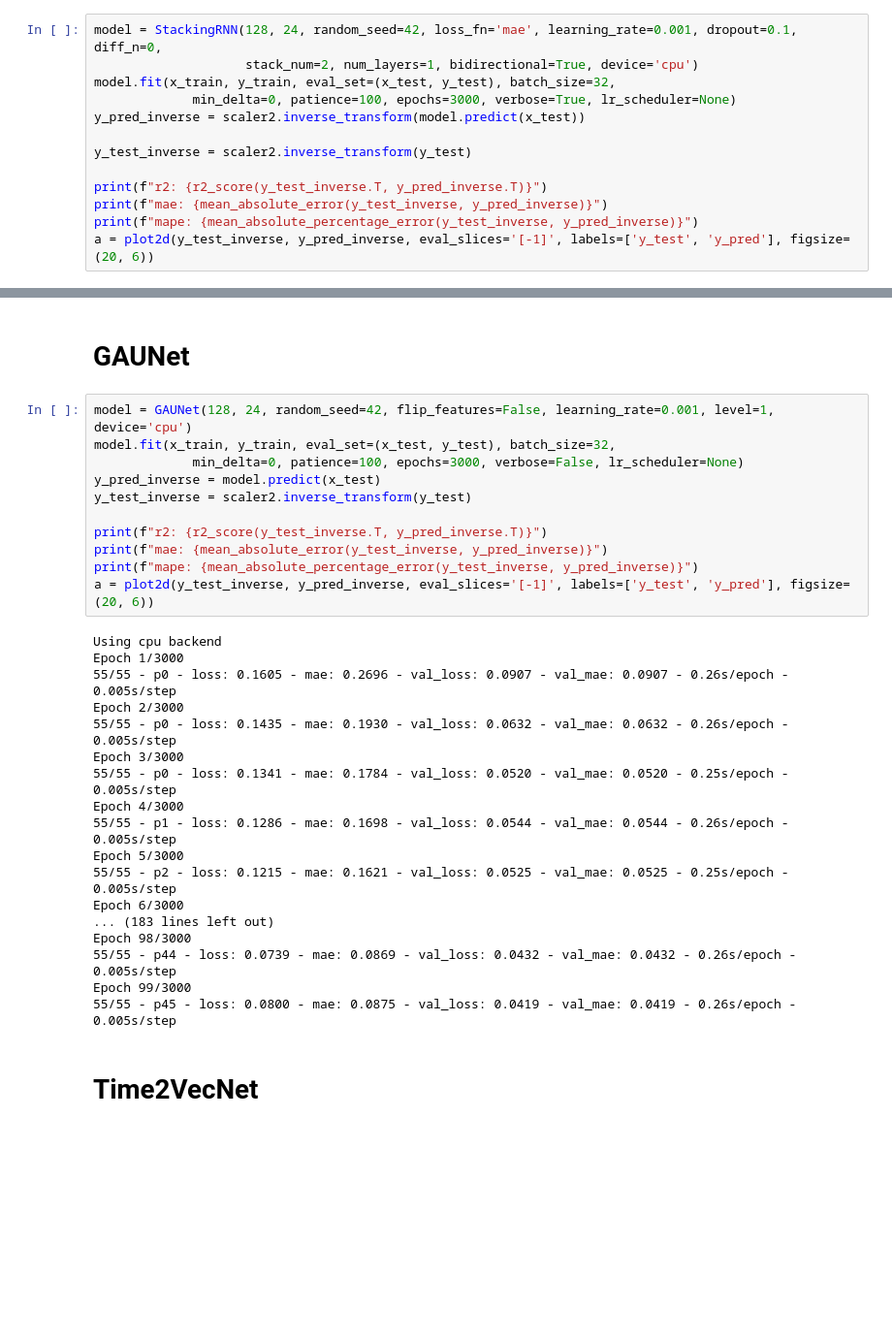
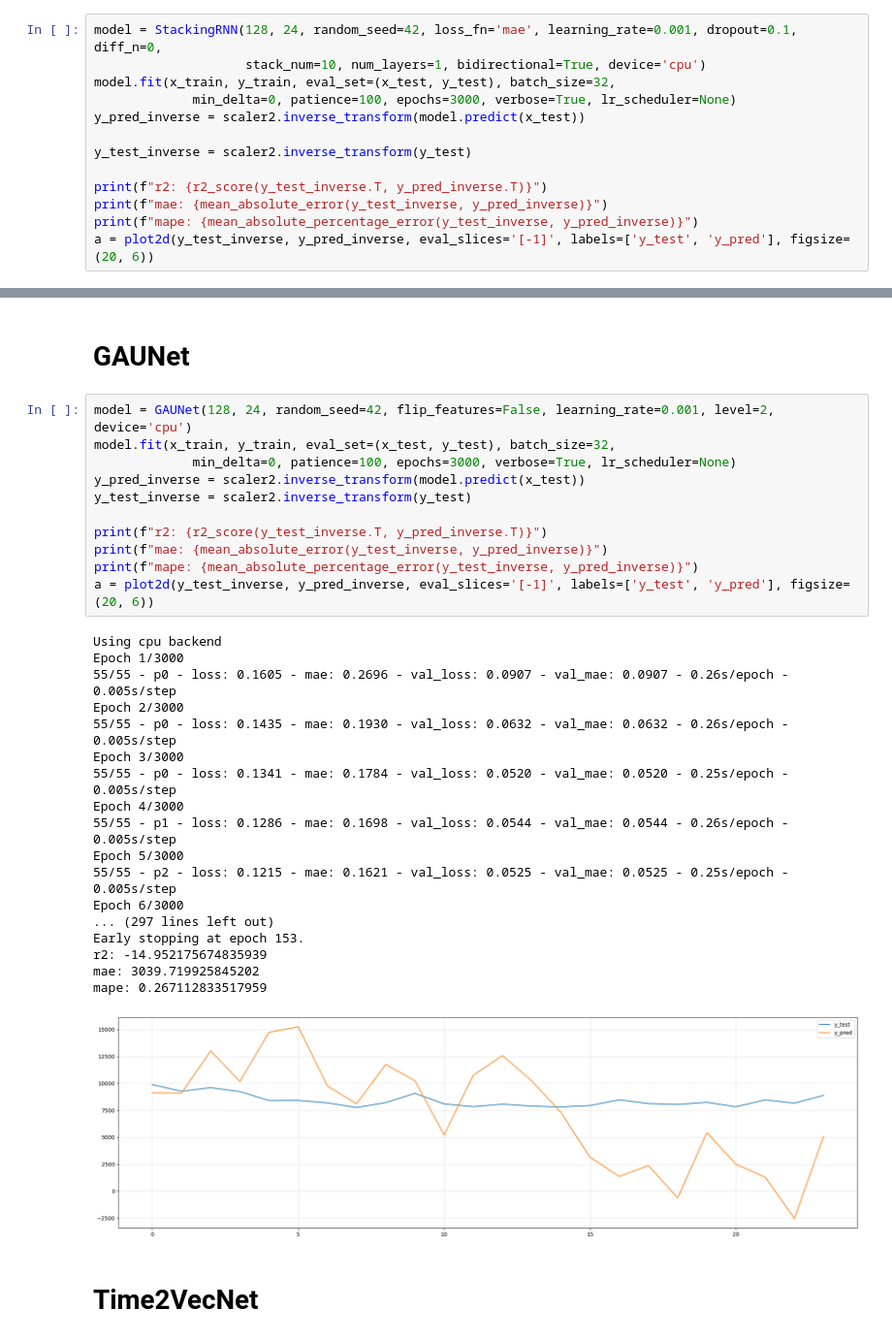
Before and after one commit to BirchKwok/spinesTS, a Jupyter notebook: examples/nn.ipynb, the cells around one changed output, grey strips where cells are left out. Shown at 97% size. Saved outputs shown, nothing was run; the diff lists cells and outputs as text; blank space fills up the shorter version.

```diff
--- a/examples/nn.ipynb
+++ b/examples/nn.ipynb
@@ -52,7 +52,7 @@ y_test = scaler2.transform(y_test)
 # StackingRNN
 # %%
 model = StackingRNN(128, 24, random_seed=42, loss_fn='mae', learning_rate=0.001, dropout=0.1, diff_n=0,
-                    stack_num=2, num_layers=1, bidirectional=True, device='cpu')
+                    stack_num=10, num_layers=1, bidirectional=True, device='cpu')
 model.fit(x_train, y_train, eval_set=(x_test, y_test), batch_size=32,
              min_delta=0, patience=100, epochs=3000, verbose=True, lr_scheduler=None)
 y_pred_inverse = scaler2.inverse_transform(model.predict(x_test))
@@ -149,34 +148,35 @@ mape: 0.1822497095166956
 # %% [markdown]
 # GAUNet
 # %%
-model = GAUNet(128, 24, random_seed=42, flip_features=False, learning_rate=0.001, level=1, device='cpu')
+model = GAUNet(128, 24, random_seed=42, flip_features=False, learning_rate=0.001, level=2, device='cpu')
 model.fit(x_train, y_train, eval_set=(x_test, y_test), batch_size=32,
-             min_delta=0, patience=100, epochs=3000, verbose=False, lr_scheduler=None)
-y_pred_inverse = model.predict(x_test)
+             min_delta=0, patience=100, epochs=3000, verbose=True, lr_scheduler=None)
+y_pred_inverse = scaler2.inverse_transform(model.predict(x_test))
 y_test_inverse = scaler2.inverse_transform(y_test)
 
 print(f"r2: {r2_score(y_test_inverse.T, y_pred_inverse.T)}")
 print(f"mae: {mean_absolute_error(y_test_inverse, y_pred_inverse)}")
 print(f"mape: {mean_absolute_percentage_error(y_test_inverse, y_pred_inverse)}")
 a = plot2d(y_test_inverse, y_pred_inverse, eval_slices='[-1]', labels=['y_test', 'y_pred'], figsize=(20, 6))
 # %% [output]
 Using cpu backend
 Epoch 1/3000
 55/55 - p0 - loss: 0.1605 - mae: 0.2696 - val_loss: 0.0907 - val_mae: 0.0907 - 0.26s/epoch - 0.005s/step
 Epoch 2/3000
 55/55 - p0 - loss: 0.1435 - mae: 0.1930 - val_loss: 0.0632 - val_mae: 0.0632 - 0.26s/epoch - 0.005s/step
 Epoch 3/3000
 55/55 - p0 - loss: 0.1341 - mae: 0.1784 - val_loss: 0.0520 - val_mae: 0.0520 - 0.25s/epoch - 0.005s/step
 Epoch 4/3000
 55/55 - p1 - loss: 0.1286 - mae: 0.1698 - val_loss: 0.0544 - val_mae: 0.0544 - 0.26s/epoch - 0.005s/step
 Epoch 5/3000
 55/55 - p2 - loss: 0.1215 - mae: 0.1621 - val_loss: 0.0525 - val_mae: 0.0525 - 0.25s/epoch - 0.005s/step
 Epoch 6/3000
-... (183 lines left out)
-Epoch 98/3000
-55/55 - p44 - loss: 0.0739 - mae: 0.0869 - val_loss: 0.0432 - val_mae: 0.0432 - 0.26s/epoch - 0.005s/step
-Epoch 99/3000
-55/55 - p45 - loss: 0.0800 - mae: 0.0875 - val_loss: 0.0419 - val_mae: 0.0419 - 0.26s/epoch - 0.005s/step
+... (297 lines left out)
+Early stopping at epoch 153.
+r2: -14.952175674835939
+mae: 3039.719925845202
+mape: 0.267112833517959
+[figure, added]
 # %% [markdown]
 # Time2VecNet
 # %%
```
Also changed, not shown: parts of 1 cell of this notebook, 4 other files.
